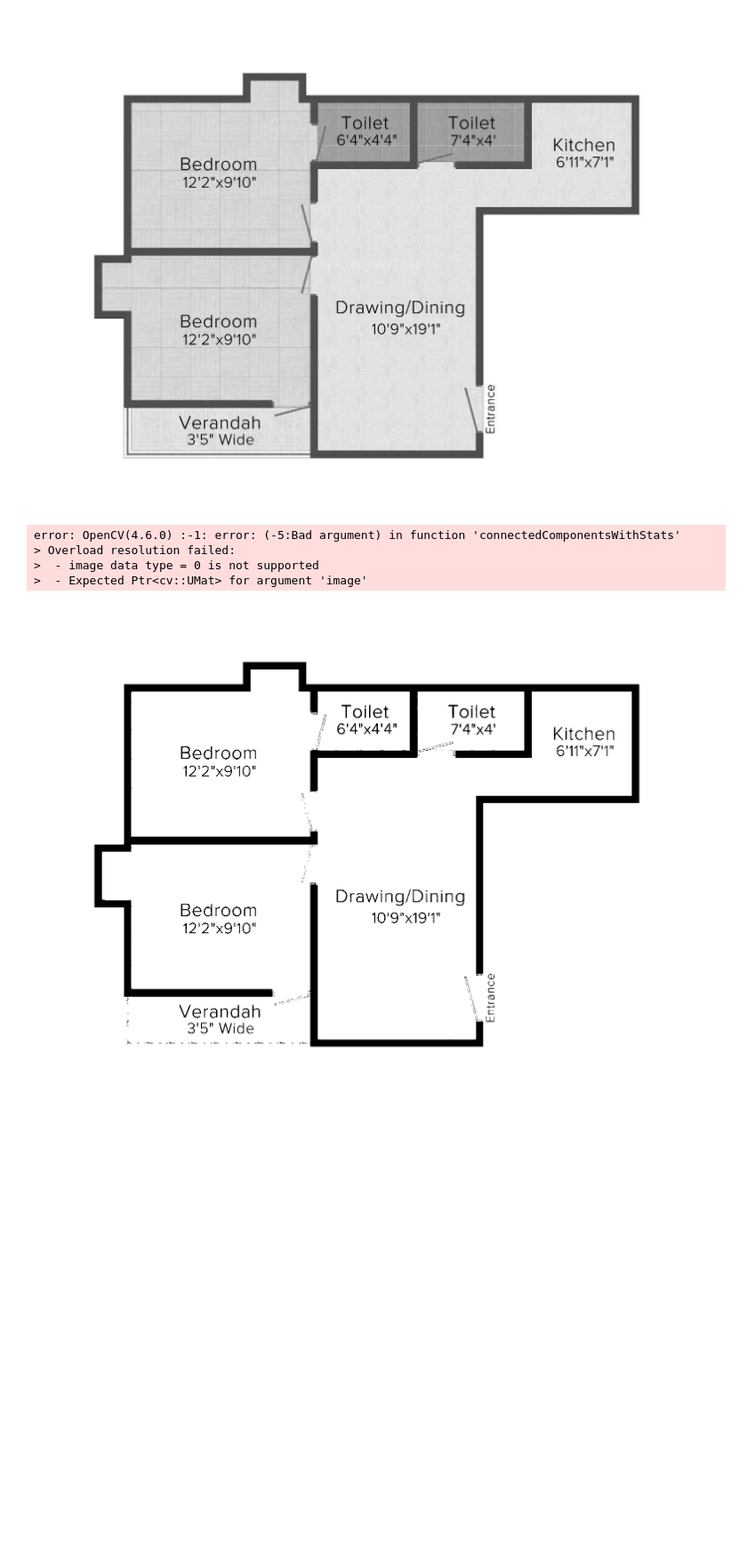
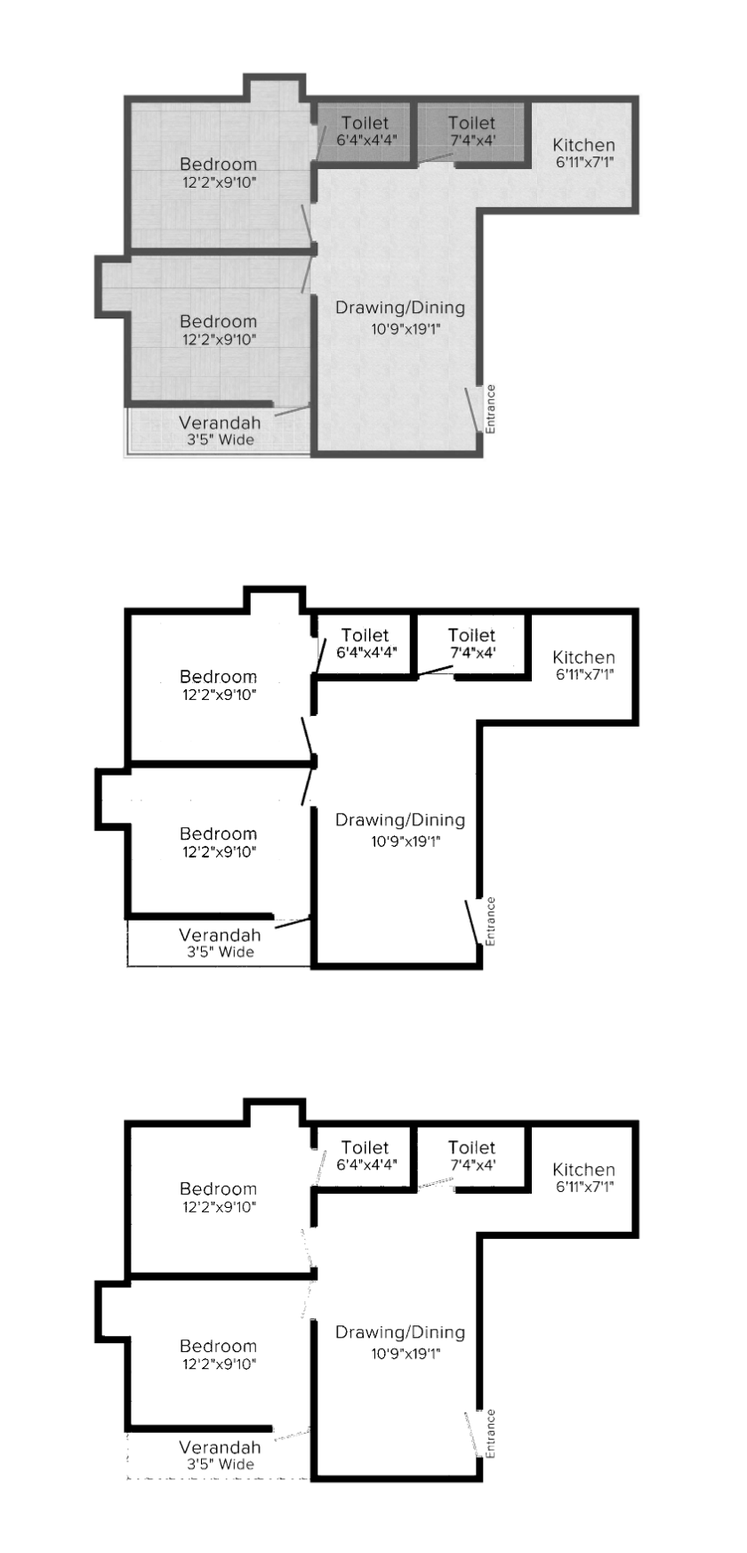
Before and after one commit to m-agour/Dataset-Playground, a Jupyter notebook: Mo/ocr.ipynb, the cells around one changed output. Shown at 89% size. Drawn from its saved outputs; the diff is of its cells as text; code cells hidden in the pictures; blank space fills up the shorter version.

```diff
--- a/Mo/ocr.ipynb
+++ b/Mo/ocr.ipynb
@@ -1,3 +1,11 @@
+# %%
+from PIL import Image, ImageEnhance, ImageFilter
+
+def imshow(img):
+    if isinstance(img, Image.Image):
+        display(img)
+    else:
+        display(Image.fromarray(img))
 # %%
 import pytesseract
 from PIL import Image, ImageEnhance, ImageFilter
@@ -69,36 +167,15 @@ display(Image.fromarray(v))
 # %%
 import cv2
 import numpy as np
 
 img = cv2.imread('0034158_0000000.jpeg')
-hsv = cv2.cvtColor(img, cv2.COLOR_RGB2HSV)
-h,s,v = cv2.split(hsv)
-
-th, threshed = cv2.threshold(v, 0, 400, cv2.THRESH_BINARY_INV)
-dst1 = cv2.bitwise_and(img, img, mask=threshed)
-
-kernel = cv2.getStructuringElement(cv2.MORPH_RECT, (1, 1))
-morph = cv2.morphologyEx(v, cv2.MORPH_CLOSE, kernel)
-
-# display(Image.fromarray(v < 100))
-labels_small = []
-areas_small = []
-nlabel,labels,stats,centroids = cv2.connectedComponentsWithStats(v, connectivity=8)
-for l in range(1,nlabel):
-    if stats[l,cv2.CC_STAT_AREA]<=20:
-        labels_small.append(l)
-        areas_small.append(stats[l,cv2.CC_STAT_AREA])
-
-mask = np.ones_like(labels, dtype=np.uint8)
-
-for l in labels_small:
-    mask[labels == l] = 0
-display(Image.fromarray(mask))
+hsv = cv2.cvtColor(img, cv2.COLOR_BGR2RGB)
+r, g, b = cv2.split(hsv)
+mask = g > 120
+text_mask = g < 50
+imshow(mask)
 # %% [output]
-error: OpenCV(4.6.0) :-1: error: (-5:Bad argument) in function 'connectedComponentsWithStats'
-> Overload resolution failed:
->  - image data type = 0 is not supported
->  - Expected Ptr<cv::UMat> for argument 'image'
+[figure, added]
 # %%
 
 display(Image.fromarray(v>110))
```
Also changed, not shown: parts of 4 cells of this notebook.
